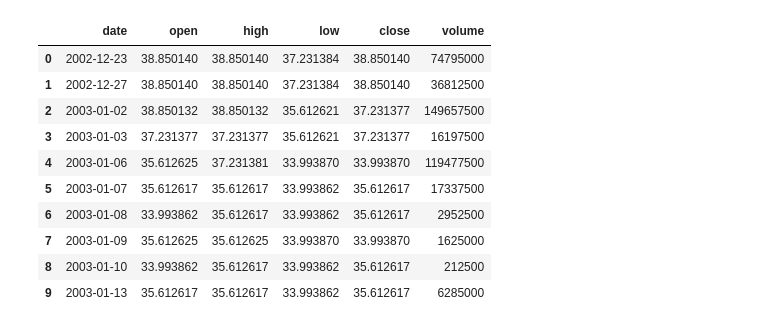
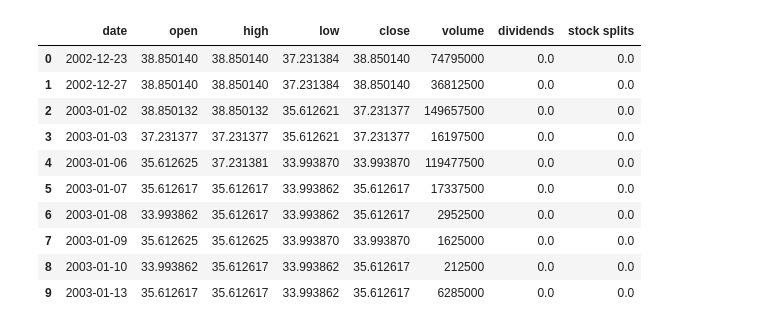
Before and after one commit to dagdo03/stock-return-analysis, a Jupyter notebook: stockreturn.ipynb, the cells around one changed output. Cells and saved outputs as stored; diff of their text form; code cells hidden in the pictures.

Commit message:
feat: solve stock return analysis

```diff
--- a/stockreturn.ipynb
+++ b/stockreturn.ipynb
@@ -10,20 +49,20 @@ from matplotlib import pyplot
 # %%
-df = pd.read_csv('PTBA (4).csv')
-columns = ['date', 'open', 'high', 'low', 'close', 'volume']
-df = df[columns]
+df = pd.read_csv('PTBA.csv')
+df.columns = map(str.lower, df.columns)
+# df = df[columns]
 df = df[df['volume']!=0]
 df.reset_index(drop=True, inplace=True)
 df.isna().sum()
 df.head(10)
 # %% [output]
-|  | date | open | high | low | close | volume |
-| 0 | 2002-12-23 | 38.850140 | 38.850140 | 37.231384 | 38.850140 | 74795000 |
-| 1 | 2002-12-27 | 38.850140 | 38.850140 | 37.231384 | 38.850140 | 36812500 |
-| 2 | 2003-01-02 | 38.850132 | 38.850132 | 35.612621 | 37.231377 | 149657500 |
-| 3 | 2003-01-03 | 37.231377 | 37.231377 | 35.612621 | 37.231377 | 16197500 |
-| 4 | 2003-01-06 | 35.612625 | 37.231381 | 33.993870 | 33.993870 | 119477500 |
-| 5 | 2003-01-07 | 35.612617 | 35.612617 | 33.993862 | 35.612617 | 17337500 |
-| 6 | 2003-01-08 | 33.993862 | 35.612617 | 33.993862 | 35.612617 | 2952500 |
-| 7 | 2003-01-09 | 35.612625 | 35.612625 | 33.993870 | 33.993870 | 1625000 |
-| 8 | 2003-01-10 | 33.993862 | 35.612617 | 33.993862 | 35.612617 | 212500 |
-| 9 | 2003-01-13 | 35.612617 | 35.612617 | 33.993862 | 35.612617 | 6285000 |
+|  | date | open | high | low | close | volume | dividends | stock splits |
+| 0 | 2002-12-23 | 38.850140 | 38.850140 | 37.231384 | 38.850140 | 74795000 | 0.0 | 0.0 |
+| 1 | 2002-12-27 | 38.850140 | 38.850140 | 37.231384 | 38.850140 | 36812500 | 0.0 | 0.0 |
+| 2 | 2003-01-02 | 38.850132 | 38.850132 | 35.612621 | 37.231377 | 149657500 | 0.0 | 0.0 |
+| 3 | 2003-01-03 | 37.231377 | 37.231377 | 35.612621 | 37.231377 | 16197500 | 0.0 | 0.0 |
+| 4 | 2003-01-06 | 35.612625 | 37.231381 | 33.993870 | 33.993870 | 119477500 | 0.0 | 0.0 |
+| 5 | 2003-01-07 | 35.612617 | 35.612617 | 33.993862 | 35.612617 | 17337500 | 0.0 | 0.0 |
+| 6 | 2003-01-08 | 33.993862 | 35.612617 | 33.993862 | 35.612617 | 2952500 | 0.0 | 0.0 |
+| 7 | 2003-01-09 | 35.612625 | 35.612625 | 33.993870 | 33.993870 | 1625000 | 0.0 | 0.0 |
+| 8 | 2003-01-10 | 33.993862 | 35.612617 | 33.993862 | 35.612617 | 212500 | 0.0 | 0.0 |
+| 9 | 2003-01-13 | 35.612617 | 35.612617 | 33.993862 | 35.612617 | 6285000 | 0.0 | 0.0 |
```
Also changed, not shown: parts of 26 cells of this notebook.
